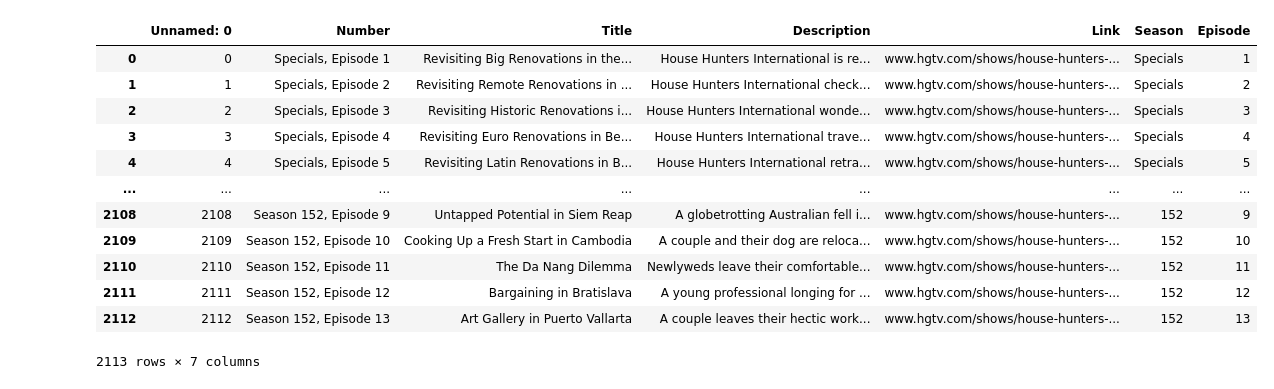
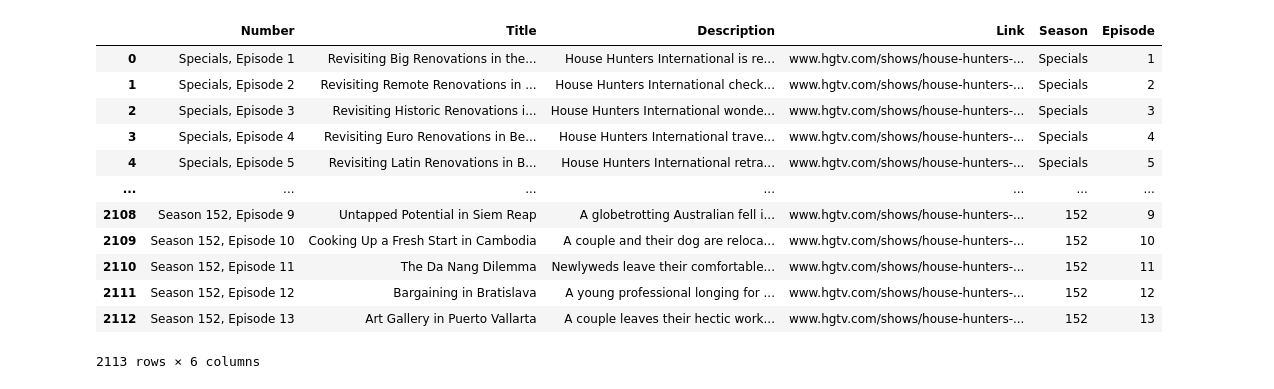
Before and after one commit to dtewhite/House-Hunters-Episode-Guide, a Jupyter notebook: NER.ipynb, the cells around one changed output. Cells and saved outputs as stored; diff of their text form; code cells hidden in the pictures.

```diff
--- a/NER.ipynb
+++ b/NER.ipynb
@@ -7,18 +8,18 @@ from nltk.chunk import ne_chunk
 import spacy
 # %%
-df = pd.read_csv('Resources/House_Hunters_International_Final.csv')
+df = pd.read_csv('Resources/House_Hunters_International_Final.csv', index_col=0)
 df
 # %% [output]
-|  | Unnamed: 0 | Number | Title | Description | Link | Season | Episode |
-| 0 | 0 | Specials, Episode 1 | Revisiting Big Renovations in the... | House Hunters International is re... | www.hgtv.com/shows/house-hunters-... | Specials | 1 |
-| 1 | 1 | Specials, Episode 2 | Revisiting Remote Renovations in ... | House Hunters International check... | www.hgtv.com/shows/house-hunters-... | Specials | 2 |
-| 2 | 2 | Specials, Episode 3 | Revisiting Historic Renovations i... | House Hunters International wonde... | www.hgtv.com/shows/house-hunters-... | Specials | 3 |
-| 3 | 3 | Specials, Episode 4 | Revisiting Euro Renovations in Be... | House Hunters International trave... | www.hgtv.com/shows/house-hunters-... | Specials | 4 |
-| 4 | 4 | Specials, Episode 5 | Revisiting Latin Renovations in B... | House Hunters International retra... | www.hgtv.com/shows/house-hunters-... | Specials | 5 |
-| ... | ... | ... | ... | ... | ... | ... | ... |
-| 2108 | 2108 | Season 152, Episode 9 | Untapped Potential in Siem Reap | A globetrotting Australian fell i... | www.hgtv.com/shows/house-hunters-... | 152 | 9 |
-| 2109 | 2109 | Season 152, Episode 10 | Cooking Up a Fresh Start in Cambodia | A couple and their dog are reloca... | www.hgtv.com/shows/house-hunters-... | 152 | 10 |
-| 2110 | 2110 | Season 152, Episode 11 | The Da Nang Dilemma | Newlyweds leave their comfortable... | www.hgtv.com/shows/house-hunters-... | 152 | 11 |
-| 2111 | 2111 | Season 152, Episode 12 | Bargaining in Bratislava | A young professional longing for ... | www.hgtv.com/shows/house-hunters-... | 152 | 12 |
-| 2112 | 2112 | Season 152, Episode 13 | Art Gallery in Puerto Vallarta | A couple leaves their hectic work... | www.hgtv.com/shows/house-hunters-... | 152 | 13 |
+|  | Number | Title | Description | Link | Season | Episode |
+| 0 | Specials, Episode 1 | Revisiting Big Renovations in the... | House Hunters International is re... | www.hgtv.com/shows/house-hunters-... | Specials | 1 |
+| 1 | Specials, Episode 2 | Revisiting Remote Renovations in ... | House Hunters International check... | www.hgtv.com/shows/house-hunters-... | Specials | 2 |
+| 2 | Specials, Episode 3 | Revisiting Historic Renovations i... | House Hunters International wonde... | www.hgtv.com/shows/house-hunters-... | Specials | 3 |
+| 3 | Specials, Episode 4 | Revisiting Euro Renovations in Be... | House Hunters International trave... | www.hgtv.com/shows/house-hunters-... | Specials | 4 |
+| 4 | Specials, Episode 5 | Revisiting Latin Renovations in B... | House Hunters International retra... | www.hgtv.com/shows/house-hunters-... | Specials | 5 |
+| ... | ... | ... | ... | ... | ... | ... |
+| 2108 | Season 152, Episode 9 | Untapped Potential in Siem Reap | A globetrotting Australian fell i... | www.hgtv.com/shows/house-hunters-... | 152 | 9 |
+| 2109 | Season 152, Episode 10 | Cooking Up a Fresh Start in Cambodia | A couple and their dog are reloca... | www.hgtv.com/shows/house-hunters-... | 152 | 10 |
+| 2110 | Season 152, Episode 11 | The Da Nang Dilemma | Newlyweds leave their comfortable... | www.hgtv.com/shows/house-hunters-... | 152 | 11 |
+| 2111 | Season 152, Episode 12 | Bargaining in Bratislava | A young professional longing for ... | www.hgtv.com/shows/house-hunters-... | 152 | 12 |
+| 2112 | Season 152, Episode 13 | Art Gallery in Puerto Vallarta | A couple leaves their hectic work... | www.hgtv.com/shows/house-hunters-... | 152 | 13 |
-2113 rows × 7 columns
+2113 rows × 6 columns
```
Also changed, not shown: parts of 9 cells of this notebook.
